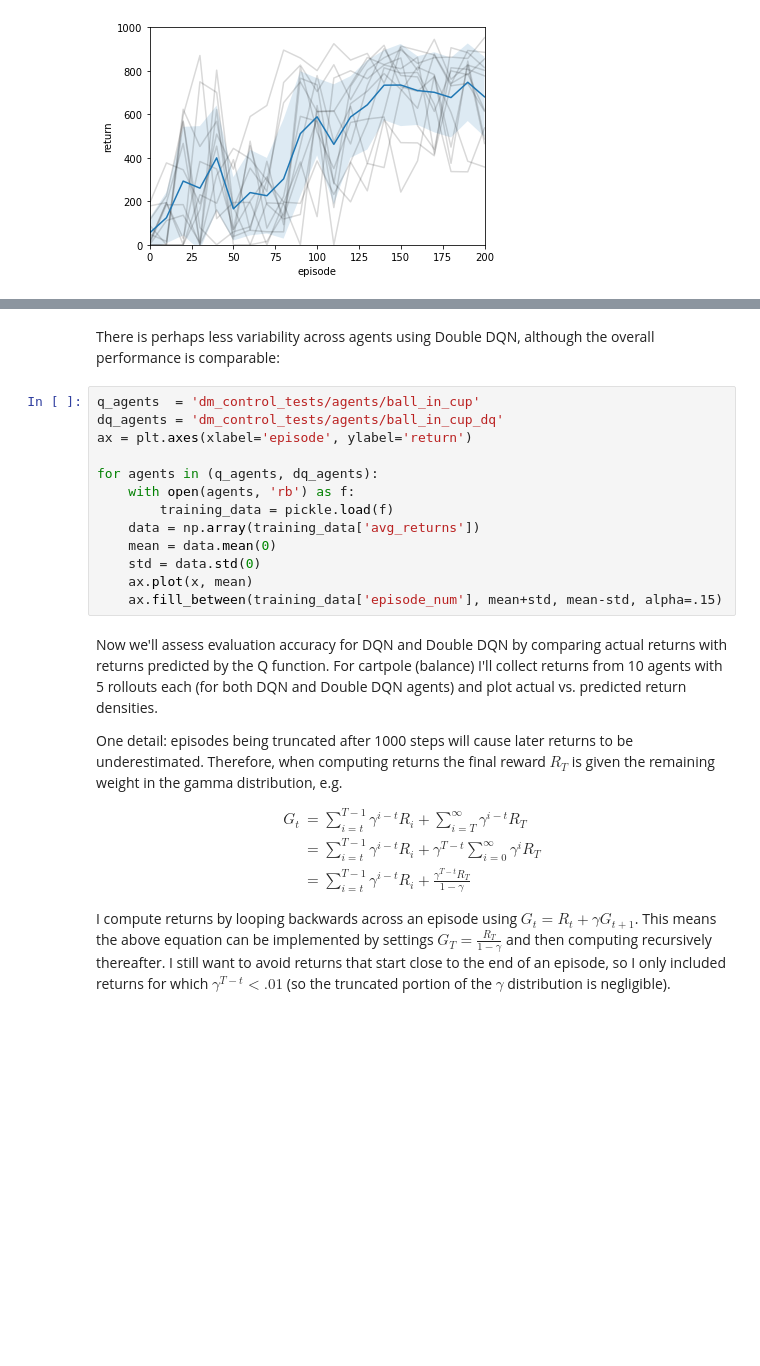
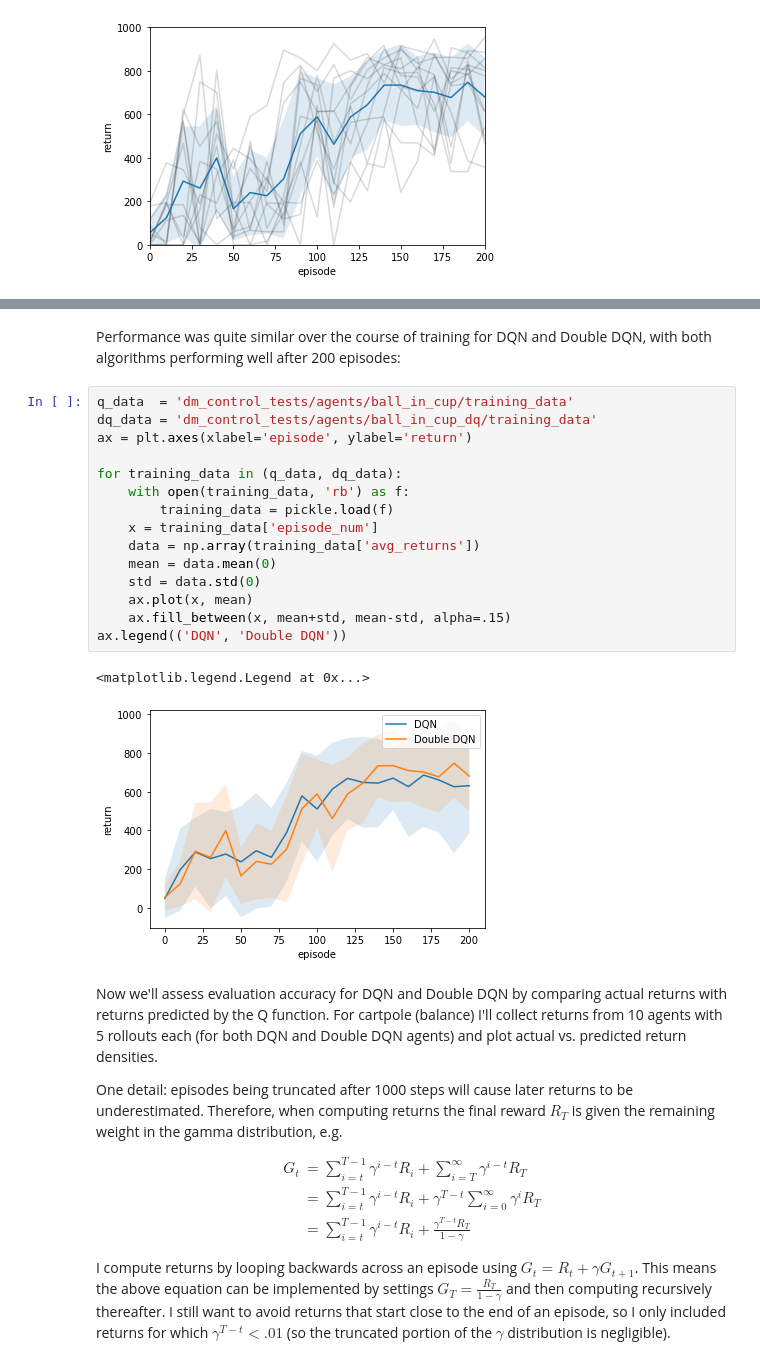
Before and after one commit to richard-warren/rl_sandbox, a Jupyter notebook: dm_control_demo.ipynb, the cells around one changed output, grey strips where cells are left out. Saved outputs shown, nothing was run; the diff lists cells and outputs as text; blank space fills up the shorter version.

```diff
--- a/dm_control_demo.ipynb
+++ b/dm_control_demo.ipynb
@@ -249,21 +248,26 @@ training agent...
 show_best_agent_rollout('dm_control_tests/agents/ball_in_cup_dq', epsilon=0)
 # %% [output]
 [interactive output not drawn]
-# %% [markdown]
-There is perhaps less variability across agents using Double DQN, although the overall performance is comparable:
+# %% [markdown]
+Performance was quite similar over the course of training for DQN and Double DQN, with both algorithms performing well after 200 episodes:
 # %%
-q_agents  = 'dm_control_tests/agents/ball_in_cup'
-dq_agents = 'dm_control_tests/agents/ball_in_cup_dq'
+q_data  = 'dm_control_tests/agents/ball_in_cup/training_data'
+dq_data = 'dm_control_tests/agents/ball_in_cup_dq/training_data'
 ax = plt.axes(xlabel='episode', ylabel='return')
 
-for agents in (q_agents, dq_agents):
-    with open(agents, 'rb') as f:
+for training_data in (q_data, dq_data):
+    with open(training_data, 'rb') as f:
         training_data = pickle.load(f)
+    x = training_data['episode_num']
     data = np.array(training_data['avg_returns'])
     mean = data.mean(0)
     std = data.std(0)
     ax.plot(x, mean)
-    ax.fill_between(training_data['episode_num'], mean+std, mean-std, alpha=.15)
+    ax.fill_between(x, mean+std, mean-std, alpha=.15)
+ax.legend(('DQN', 'Double DQN'))
+# %% [output]
+<matplotlib.legend.Legend at 0x...>
+[figure, added]
 # %% [markdown]
 Now we'll assess evaluation accuracy for DQN and Double DQN by comparing actual returns with returns predicted by the Q function. For cartpole (balance) I'll collect returns from 10 agents with 5 rollouts each (for both DQN and Double DQN agents) and plot actual vs. predicted return densities.
 
```
Also changed, not shown: parts of 3 cells of this notebook, 3 other files.
